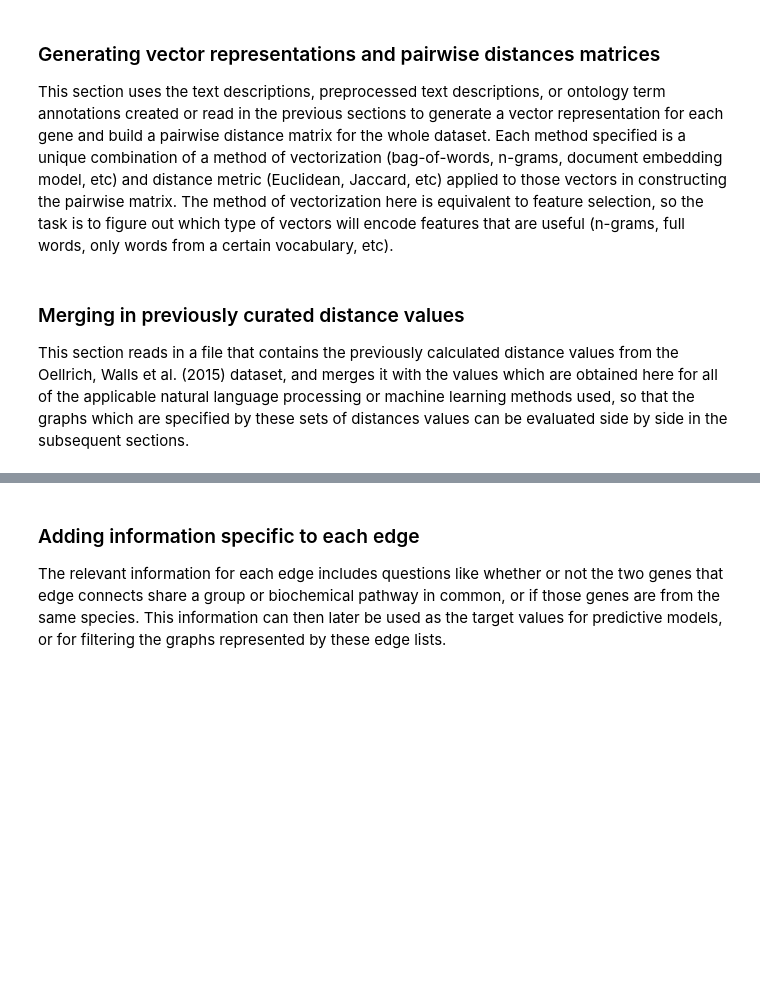
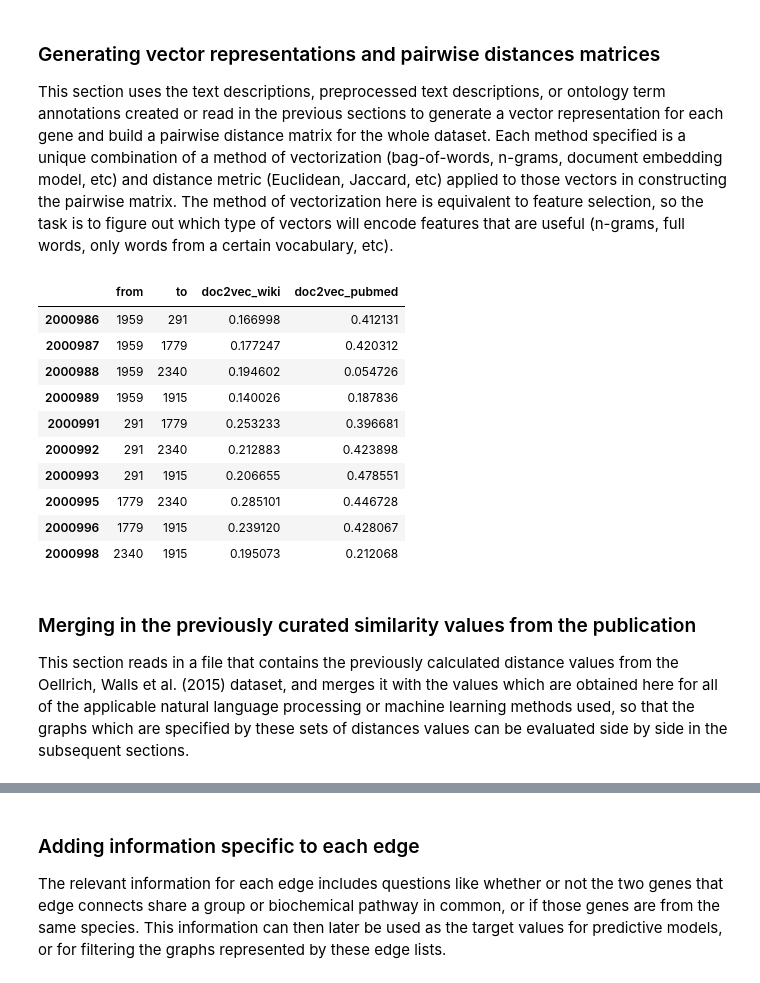
Before and after one commit to irbraun/plant-phenotypes-nlp, a Jupyter notebook: notebooks/analysis_of_ppn_data.ipynb, the cells around one changed output, grey strips where cells are left out. Cells and saved outputs as stored; diff of their text form; code cells hidden in the pictures; blank space fills up the shorter version.

```diff
--- a/notebooks/analysis_of_ppn_data.ipynb
+++ b/notebooks/analysis_of_ppn_data.ipynb
@@ -294,21 +259,26 @@ This section uses the text descriptions, preprocessed text descriptions, or onto
 # Index 2: arguments to pass to that function as dictionary of keyword args
 # Index 3: distance metric to apply to vectors generated with that method
 name_function_args_tuples = [
-    ("doc2vec", pairwise_doc2vec_onegroup, {"model":doc2vec_model, "object_dict":descriptions, "metric":"cosine"}, spatial.distance.cosine),
-    ("bagofwords", pairwise_counting_onegroup, {"object_dict":descriptions, "metric":"cosine", "binary":False, "max_features":5000}, spatial.distance.cosine),
-    ("ngram_word", pairwise_counting_onegroup, {"object_dict":descriptions, "metric":"cosine", "binary":False, "analyzer":"word", "ngram_range":(1,2), "max_features":5000}, spatial.distance.cosine),
-    ("ngram_char", pairwise_counting_onegroup, {"object_dict":descriptions, "metric":"cosine", "binary":False, "analyzer":"char", "ngram_range":(4,6), "max_features":5000}, spatial.distance.cosine),
-    ("setofwords", pairwise_counting_onegroup, {"object_dict":descriptions, "metric":"jaccard", "binary":True, "max_features":5000}, spatial.distance.jaccard),
-    ("annot_ncpr", pairwise_annotations_onegroup, {"annotations_dict":annotations_noblecoder_precise, "ontology":ontology, "binary":True, "metric":"jaccard"}, spatial.distance.jaccard),
-    ("annot_ncpa", pairwise_annotations_onegroup, {"annotations_dict":annotations_noblecoder_partial, "ontology":ontology, "binary":True, "metric":"jaccard"}, spatial.distance.jaccard),
-    #("annot_rabin", pairwise_annotations_onegroup, {"annotations_dict":annotations_rabin_karp, "ontology":ontology, "binary":True, "metric":"jaccard"}, spatial.distance.jaccard),
-    #("annot_fuzzy", pairwise_annotations_onegroup, {"annotations_dict":annotations_fuzzy, "ontology":ontology, "binary":True, "metric":"jaccard"}, spatial.distance.jaccard),
-    ("word2vec_avg", pairwise_word2vec_onegroup, {"model":word2vec_model, "object_dict":descriptions, "metric":"cosine", "method":"mean"}, spatial.distance.cosine),
-    ("word2vec_max", pairwise_word2vec_onegroup, {"model":word2vec_model, "object_dict":descriptions, "metric":"cosine", "method":"max"}, spatial.distance.cosine),
-    ("bag_pubmed", pairwise_counting_onegroup, {"object_dict":descriptions, "metric":"cosine", "binary":False, "max_features":5000, "vocabulary":vocabulary_from_text}, spatial.distance.sqeuclidean),
-    ("set_pubmed", pairwise_counting_onegroup, {"object_dict":descriptions, "metric":"jaccard", "binary":True, "max_features":5000, "vocabulary":vocabulary_from_text}, spatial.distance.jaccard),
-    ("bag_ontvoc", pairwise_counting_onegroup, {"object_dict":descriptions, "metric":"sqeuclidean", "binary":False, "max_features":5000, "vocabulary":vocabulary_from_ontology}, spatial.distance.sqeuclidean),
-    ("set_ontvoc", pairwise_counting_onegroup, {"object_dict":descriptions, "metric":"jaccard", "binary":True, "max_features":5000, "vocabulary":vocabulary_from_ontology}, spatial.distance.jaccard),
+    # Methods that use neural networks to generate embeddings.
+    ("doc2vec_wiki", pw.pairwise_doc2vec_onegroup, {"model":doc2vec_wiki_model, "object_dict":descriptions, "metric":"cosine"}, spatial.distance.cosine),
+    ("doc2vec_pubmed", pw.pairwise_doc2vec_onegroup, {"model":doc2vec_pubmed_model, "object_dict":descriptions, "metric":"cosine"}, spatial.distance.cosine),
+    #("bert_base", pw.pairwise_bert_onegroup, {"model":bert_model, "tokenizer":bert_tokenizer, "object_dict":descriptions, "metric":"cosine", "method":"concat", "layers":4}, spatial.distance.cosine),
+    #("word2vec_avg", pw.pairwise_word2vec_onegroup, {"model":word2vec_model, "object_dict":descriptions, "metric":"cosine", "method":"mean"}, spatial.distance.cosine),
+    #("word2vec_max", pw.pairwise_word2vec_onegroup, {"model":word2vec_model, "object_dict":descriptions, "metric":"cosine", "method":"max"}, spatial.distance.cosine),
+    # Methods that use variations on the ngram approach.
+    #("ngrams_w12", pw.pairwise_ngrams_onegroup, {"object_dict":descriptions, "metric":"cosine", "binary":False, "analyzer":"word", "ngram_range":(1,2),"max_features":5000, "tfidf":False}, spatial.distance.cosine),
+    #("ngrams_w12b", pw.pairwise_ngrams_onegroup, {"object_dict":descriptions, "metric":"cosine", "binary":True, "analyzer":"word", "ngram_range":(1,2), "max_features":5000, "tfidf":False}, spatial.distance.cosine),
+    #("ngrams_w1", pw.pairwise_ngrams_onegroup, {"object_dict":descriptions, "metric":"cosine", "binary":False, "analyzer":"word", "ngram_range":(1,1), "max_features":5000, "tfidf":False}, spatial.distance.cosine),
+    #("ngrams_w1b", pw.pairwise_ngrams_onegroup, {"object_dict":descriptions, "metric":"jaccard", "binary":True, "analyzer":"word", "ngram_range":(1,1), "max_features":5000, "tfidf":False}, spatial.distance.jaccard),
+    #("ngrams_w12_t", pw.pairwise_ngrams_onegroup, {"object_dict":descriptions, "metric":"cosine", "binary":False, "analyzer":"word", "ngram_range":(1,2),"max_features":5000, "tfidf":True}, spatial.distance.cosine),
+    #("ngrams_w12b_t", pw.pairwise_ngrams_onegroup, {"object_dict":descriptions, "metric":"cosine", "binary":True, "analyzer":"word", "ngram_range":(1,2), "max_features":5000, "tfidf":True}, spatial.distance.cosine),
+    #("ngrams_w1_t", pw.pairwise_ngrams_onegroup, {"object_dict":descriptions, "metric":"cosine", "binary":False, "analyzer":"word", "ngram_range":(1,1), "max_features":5000, "tfidf":True}, spatial.distance.cosine),
+    #("ngrams_w1b_t", pw.pairwise_ngrams_onegroup, {"object_dict":descriptions, "metric":"jaccard", "binary":True, "analyzer":"word", "ngram_range":(1,1), "max_features":5000, "tfidf":True}, spatial.distance.jaccard),
+    # Methods that use terms inferred from automated annotation of the text.
+    #("nc_precise", pw.pairwise_annotations_onegroup, {"annotations_dict":annotations_noblecoder_precise, "ontology":ontology, "binary":True, "metric":"jaccard", "tfidf":False}, spatial.distance.jaccard),
+    #("nc_partial", pw.pairwise_annotations_onegroup, {"annotations_dict":annotations_noblecoder_partial, "ontology":ontology, "binary":True, "metric":"jaccard", "tfidf":False}, spatial.distance.jaccard),
+    #("nc_precise_t", pw.pairwise_annotations_onegroup, {"annotations_dict":annotations_noblecoder_precise, "ontology":ontology, "binary":True, "metric":"jaccard", "tfidf":True}, spatial.distance.jaccard),
+    #("nc_partial_t", pw.pairwise_annotations_onegroup, {"annotations_dict":annotations_noblecoder_partial, "ontology":ontology, "binary":True, "metric":"jaccard", "tfidf":True}, spatial.distance.jaccard),
 ]
 # %%
 # Generate all of the similarity matrices in parallel.
@@ -339,12 +309,24 @@ metric_dict = {tup[0]:tup[3] for tup in name_function_args_tuples}
 # %%
 # Merging all of the edgelist dataframes together.
 methods = list(graphs.keys())
 edgelists = {k:v.edgelist for k,v in graphs.items()}
-df = merge_edgelists(edgelists, default_value=0.000)
-df = remove_self_loops(df)
+df = pw.merge_edgelists(edgelists, default_value=0.000)
+df = pw.remove_self_loops(df)
 df.tail(10)
+# %% [output]
+|  | from | to | doc2vec_wiki | doc2vec_pubmed |
+| 2000986 | 1959 | 291 | 0.166998 | 0.412131 |
+| 2000987 | 1959 | 1779 | 0.177247 | 0.420312 |
+| 2000988 | 1959 | 2340 | 0.194602 | 0.054726 |
+| 2000989 | 1959 | 1915 | 0.140026 | 0.187836 |
+| 2000991 | 291 | 1779 | 0.253233 | 0.396681 |
+| 2000992 | 291 | 2340 | 0.212883 | 0.423898 |
+| 2000993 | 291 | 1915 | 0.206655 | 0.478551 |
+| 2000995 | 1779 | 2340 | 0.285101 | 0.446728 |
+| 2000996 | 1779 | 1915 | 0.239120 | 0.428067 |
+| 2000998 | 2340 | 1915 | 0.195073 | 0.212068 |
 # %% [markdown]
-### Merging in previously curated distance values
+### Merging in the previously curated similarity values from the publication
 This section reads in a file that contains the previously calculated distance values from the Oellrich, Walls et al. (2015) dataset, and merges it with the values which are obtained here for all of the applicable natural language processing or machine learning methods used, so that the graphs which are specified by these sets of distances values can be evaluated side by side in the subsequent sections.
 # %%
 known_edgelist_path = "../data/supplemental_files_oellrich_walls/13007_2015_53_MOESM9_ESM.txt"
```
Also changed, not shown: parts of 26 cells of this notebook, 8 other files.
